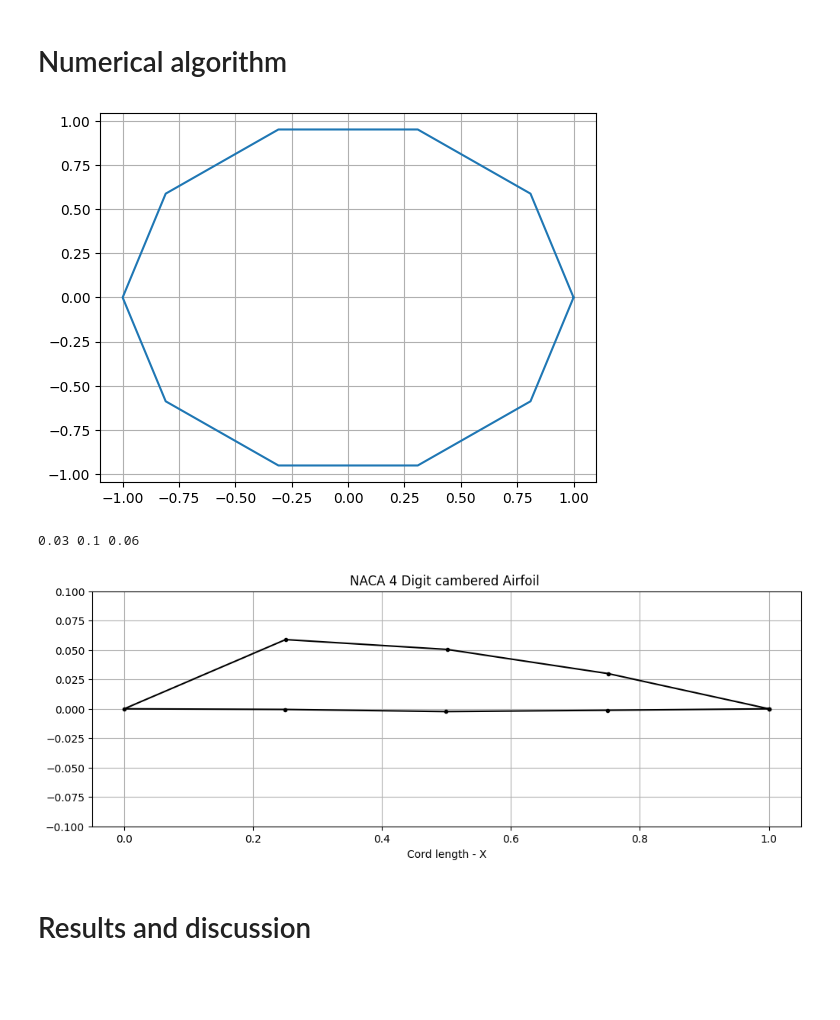
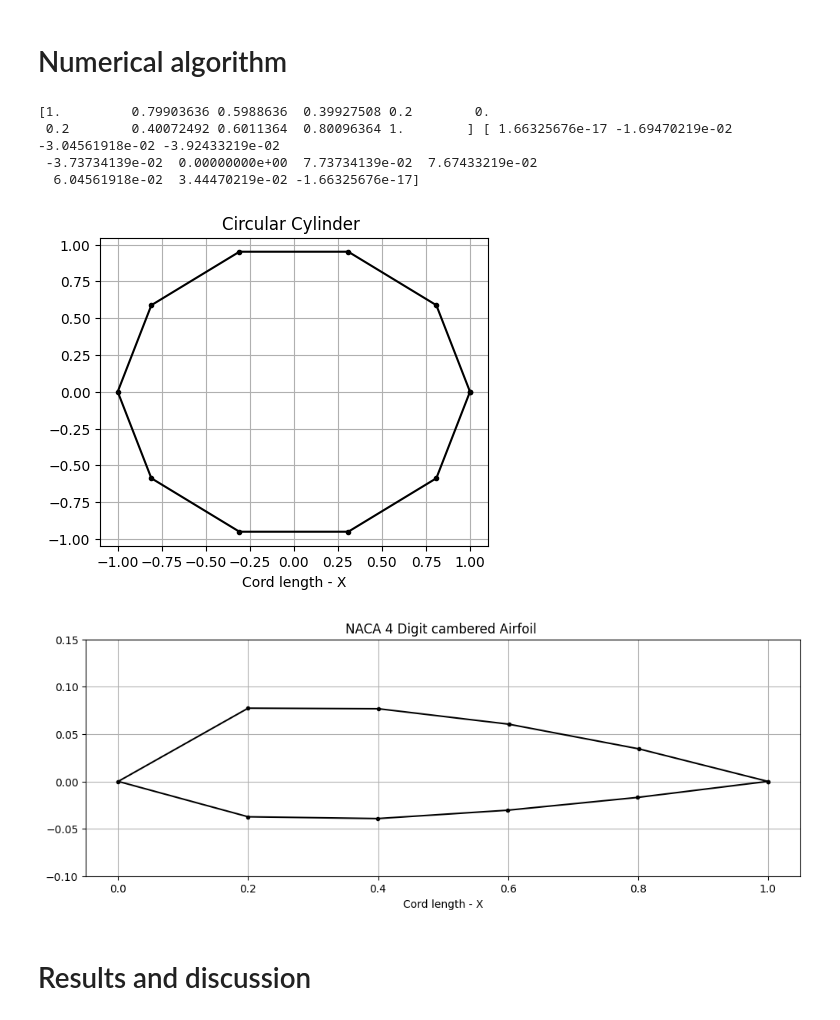
Before and after one commit to ashishbhole/AE611_2026, a Jupyter notebook: Raguram_Vortexpanel_method.ipynb, the cells around one changed output. Drawn from its saved outputs; the diff is of its cells as text; code cells hidden in the pictures; blank space fills up the shorter version.

```diff
--- a/Raguram_Vortexpanel_method.ipynb
+++ b/Raguram_Vortexpanel_method.ipynb
@@ -18,19 +18,16 @@ import matplotlib.pyplot as plt
 # Numerical algorithm
 # %%
 'Circular Cylinder'
-theta =np.linspace(2*np.pi,0,11)
-r = 1
-a = r*np.cos(theta)
-b = r*np.sin(theta)
-a**2 +b**2 == 1
+def circle(n):
 
-plt.plot(a,b)
-plt.grid()
+  theta =np.linspace(2*np.pi,0,n+1)
+  r = 1
+  a = r*np.cos(theta)
+  b = r*np.sin(theta)
+  #a**2 +b**2 == 1
+  return (a,b)
-# %% [output]
-[figure, removed]
 # %%
 #generating 3 random numbers for the NACA airfoil
-
 
 Max_camber = np.random.randint(1,6)
 Max_c_location = np.random.randint(1.5,6)
@@ -38,22 +35,15 @@ Thickness = np.random.randint(6,15)
 
 #print(Max_camber,Max_c_location,Thickness)
 
-Max_camber = Max_camber/100
-Max_c_location = Max_c_location/10
-Thickness = Thickness/100
+m = Max_camber/100
+p = Max_c_location/10
+t = Thickness/100
 
-print(Max_camber,Max_c_location,Thickness)
-
-#For ease of use
-m = Max_camber
-p = Max_c_location
-t = Thickness
+#print(m,p,t)
-# %% [output]
-0.03 0.1 0.06
 # %%
-def naca(n):
-  n = int(n/2)
-  x = np.linspace(0, 1, n) #creating n points for the x axis
+def Air_foil(n):
+  i = int(n/2)
+  x = np.linspace(0, 1, i+1) #creating n points for the x axis
   #print(x)
 
   # Corresponding y values for the generated x values.
@@ -88,12 +76,28 @@ X,Y = naca(10)
+# %%
+X_airfoil,Y_airfoil = Air_foil(10)
+X_circle,Y_circle = circle(10)
+print(X_airfoil,Y_airfoil)
+# %% [output]
+[1.         0.79903636 0.5988636  0.39927508 0.2        0.
+ 0.2        0.40072492 0.6011364  0.80096364 1.        ] [ 1.66325676e-17 -1.69470219e-02 -3.04561918e-02 -3.92433219e-02
+ -3.73734139e-02  0.00000000e+00  7.73734139e-02  7.67433219e-02
+  6.04561918e-02  3.44470219e-02 -1.66325676e-17]
 # %%
+plt.figure(figsize=(5, 4))
+plt.plot(X_circle,Y_circle,'o-',color='k',markersize = 3)
+plt.title('Circular Cylinder ')
+plt.xlabel('Cord length - X')
+plt.grid()
+plt.show()
 
 plt.figure(figsize=(12, 4))
-plt.plot(X,Y,'o-',color='k',markersize = 3)
+plt.plot(X_airfoil,Y_airfoil,'o-',color='k',markersize = 3)
 #mp.plot(x,y_c,'o-',markersize = 2)
 plt.title('NACA 4 Digit cambered Airfoil ')
 plt.xlabel('Cord length - X')
-plt.ylim(-0.1, 0.1)
+plt.ylim(-0.1, 0.15)
 plt.grid()
 plt.show()
 # %% [output]
-[figure, old version]
+[figure, new version]
+[figure, added]
```
Also changed, not shown: parts of 3 cells of this notebook.
